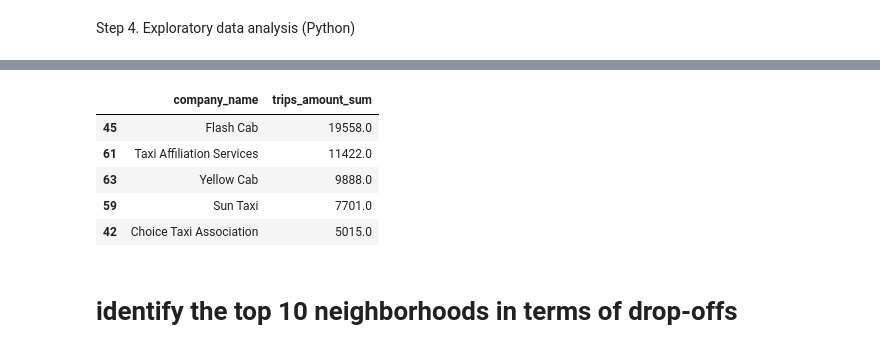
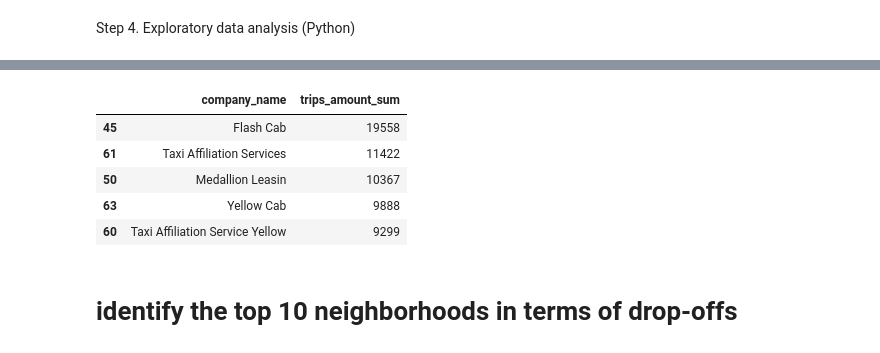
Before and after one commit to BLacuesta3/Sprint-6-Project, a Jupyter notebook: Sprint 6 Project.ipynb, the cells around one changed output, grey strips where cells are left out. Drawn from its saved outputs; the diff is of its cells as text; code cells hidden in the pictures.

```diff
--- a/Sprint 6 Project.ipynb
+++ b/Sprint 6 Project.ipynb
@@ -485,8 +338,8 @@ array(['Albany Park', 'Andersonville', 'Armour Square', 'Austin',
 # %%
-c_sum = merged_df.groupby('company_name')['trips_amount'].sum()
+c_sum = cabs.groupby('company_name')['trips_amount'].sum()
 c_sum = c_sum.reset_index().rename(columns={'trips_amount': 'trips_amount_sum'})
 c_sum = c_sum.sort_values(by='trips_amount_sum', ascending=False)
 
-c_sum.head()
+c_sum.head(10)
 # %% [output]
 |  | company_name | trips_amount_sum |
@@ -518,18 +356,18 @@ array(['Flash Cab', 'Taxi Affiliation Services', 'Medallion Leasin',
 # %%
-company = 'Flash Cab', 'Yellow Cab', 'Taxi Affiliation Services', 'Choice Taxi Association', 'Sun Taxi', 'Blue Diamond', 'Top Cab Affiliation', ' Gold Coast Taxi', 'Service Taxi Association', '5 Star Taxi', '303 Taxi'
+company = 'Flash Cab', 'Taxi Affiliation Services', 'Medallion Leasin', 'Yellow Cab', 'Taxi Affiliation Service Yellow', 'Chicago Carriage Cab Corp', 'City Service', 'Sun Taxi', 'Star North Management LLC', 'Blue Ribbon Taxi Association Inc.'
 
 c_trip = c_sum['company_name'].isin(company)
 
 c_trips = c_sum[c_trip]
 
 c_trips.head()
 # %% [output]
 |  | company_name | trips_amount_sum |
-| 45 | Flash Cab | 19558.0 |
-| 61 | Taxi Affiliation Services | 11422.0 |
-| 63 | Yellow Cab | 9888.0 |
-| 59 | Sun Taxi | 7701.0 |
-| 42 | Choice Taxi Association | 5015.0 |
+| 45 | Flash Cab | 19558 |
+| 61 | Taxi Affiliation Services | 11422 |
+| 50 | Medallion Leasin | 10367 |
+| 63 | Yellow Cab | 9888 |
+| 60 | Taxi Affiliation Service Yellow | 9299 |
 # %%
 company_bar = px.bar(c_trips, x='company_name', y='trips_amount_sum', color='company_name', labels={'company_name': 'Company Name', 'trips_amount_sum': 'Trips Amount Sum'}, title='Number of Rides Per Taxi Company')
 company_bar.show()
```
Also changed, not shown: parts of 44 cells of this notebook, 4 other files.
